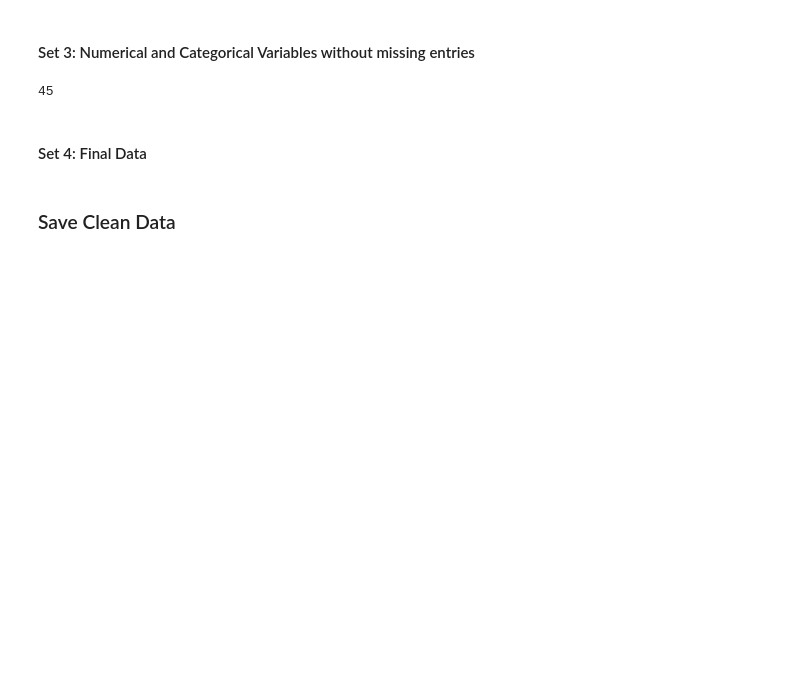
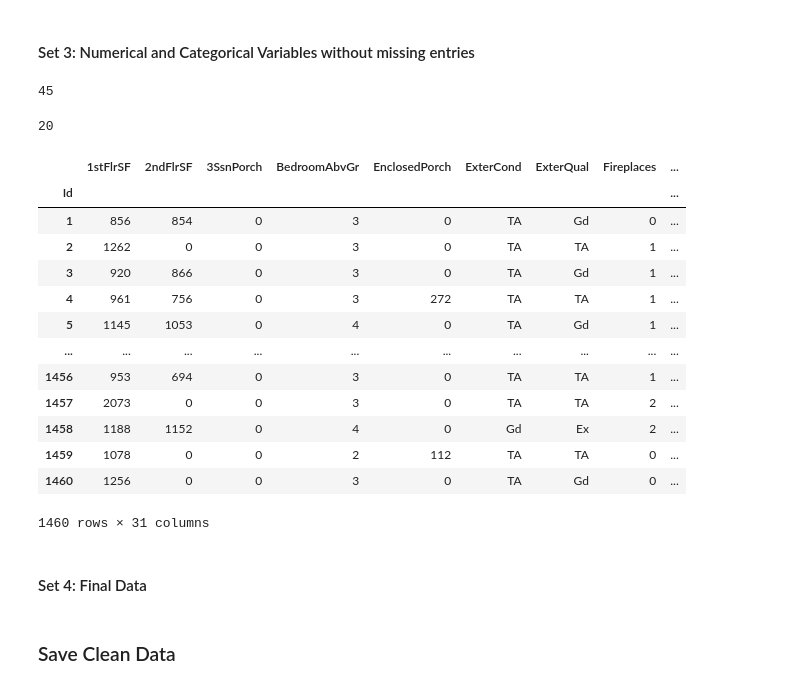
Before and after one commit to OwenLin2001/KaggleML2024Summer, a Jupyter notebook: Housing_Prices/Code/Data_EDA.ipynb, the cells around one changed output. Saved outputs shown, nothing was run; the diff lists cells and outputs as text; code cells hidden in the pictures; blank space fills up the shorter version.

Commit message:
LR(exp) with all non-missing features, one-hot for categorical

```diff
--- a/Housing_Prices/Code/Data_EDA.ipynb
+++ b/Housing_Prices/Code/Data_EDA.ipynb
@@ -133,7 +142,57 @@ len(num_name)
 # %% [markdown]
 #### Set 3: Numerical and Categorical Variables without missing entries
 # %%
-var_no_missing = X.columns.difference(col_missing.index).difference(col_missing_test.index)
-len(var_no_missing)
+col_no_missing = X.columns.difference(col_missing.index).difference(col_missing_test.index)
+len(col_no_missing)
 # %% [output]
 45
+# %%
+# Numerical variables are good to go
+# Try One Hot Encoding and Ordinal Encoding For Categoricals
+col_no_missing.difference(num_name)
+print(len(col_no_missing.difference(num_name)))
+# %% [output]
+20
+# %%
+# One Hot Encoding
+from sklearn.preprocessing import OneHotEncoder
+ohe = OneHotEncoder(drop="first", sparse_output=False) # Handle unknown by default is error
+
+# One Hot Encoding Variables
+ohe_var = ["BldgType", "CentralAir", "Condition1", "Condition2", "Foundation",
+                                             "Heating", "HouseStyle", "LandContour", "LotConfig", "Neighborhood",
+                                             "RoofMatl", "RoofStyle", "SaleCondition", "Street"]
+
+# One Hot Encoding Matrix
+ohe_matrix = pd.DataFrame(ohe.fit_transform(X[ohe_var]))
+ohe_matrix_test = pd.DataFrame(ohe.transform(test[ohe_var]))
+
+# Put index and column name back
+ohe_matrix.index = X.index
+ohe_matrix_test.index = test.index
+
+ohe_columns = ohe.get_feature_names_out(ohe_var).astype(str)
+ohe_matrix.columns = ohe_columns
+ohe_matrix_test.columns = ohe_columns
+
+# Concat back to "data" and test
+data = pd.concat([data, ohe_matrix], axis = 1)
+
+test = pd.concat([test, ohe_matrix_test], axis = 1)
+# %%
+data[list(col_no_missing.difference(ohe_var))]
+# %% [output]
+|  | 1stFlrSF | 2ndFlrSF | 3SsnPorch | BedroomAbvGr | EnclosedPorch | ExterCond | ExterQual | Fireplaces | ... |
+| Id |  |  |  |  |  |  |  |  | ... |
+| 1 | 856 | 854 | 0 | 3 | 0 | TA | Gd | 0 | ... |
+| 2 | 1262 | 0 | 0 | 3 | 0 | TA | TA | 1 | ... |
+| 3 | 920 | 866 | 0 | 3 | 0 | TA | Gd | 1 | ... |
+| 4 | 961 | 756 | 0 | 3 | 272 | TA | TA | 1 | ... |
+| 5 | 1145 | 1053 | 0 | 4 | 0 | TA | Gd | 1 | ... |
+| ... | ... | ... | ... | ... | ... | ... | ... | ... | ... |
+| 1456 | 953 | 694 | 0 | 3 | 0 | TA | TA | 1 | ... |
+| 1457 | 2073 | 0 | 0 | 3 | 0 | TA | TA | 2 | ... |
+| 1458 | 1188 | 1152 | 0 | 4 | 0 | Gd | Ex | 2 | ... |
+| 1459 | 1078 | 0 | 0 | 2 | 112 | TA | TA | 0 | ... |
+| 1460 | 1256 | 0 | 0 | 3 | 0 | TA | Gd | 0 | ... |
+1460 rows × 31 columns
```
Also changed, not shown: parts of 3 cells of this notebook, 4 other files.
